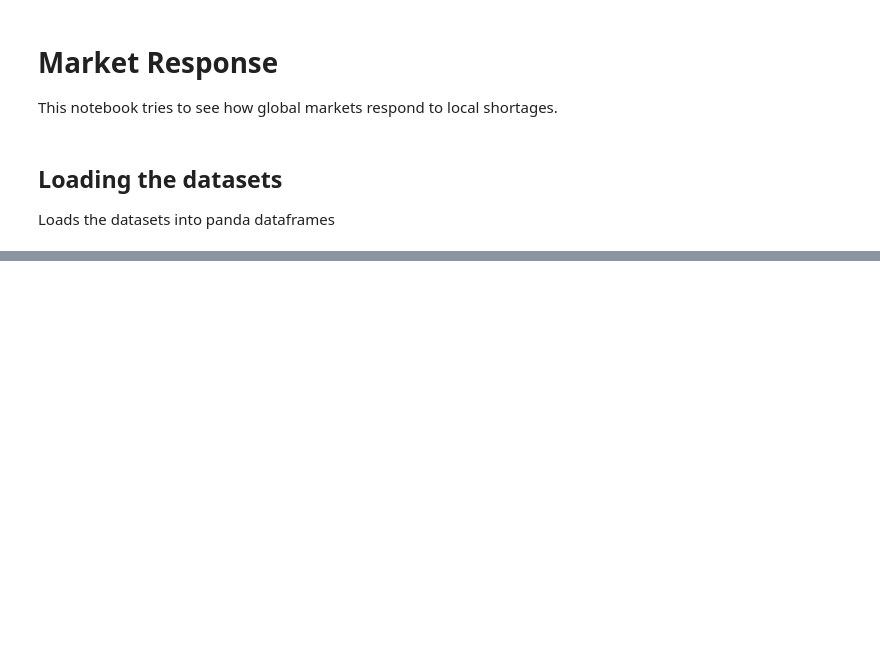
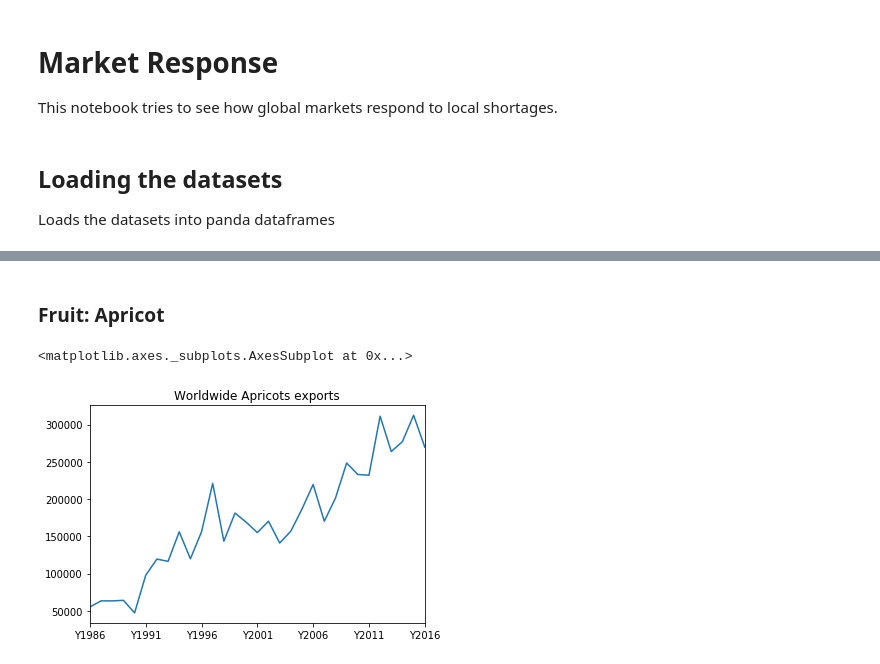
Before and after one commit to n-poulsen/GranADA, a Jupyter notebook: code/marketResponse.ipynb, the cells around one changed output, grey strips where cells are left out. Drawn from its saved outputs; the diff is of its cells as text; code cells hidden in the pictures; blank space fills up the shorter version.

Commit message:
Added helper methods to display trade

```diff
--- a/code/marketResponse.ipynb
+++ b/code/marketResponse.ipynb
@@ -57,0 +38,9 @@ df_export.plot()
+# %% [markdown]
+### Fruit: Apricot
+# %%
+item = 'Apricots'
+# %%
+yearly_trade(df_clean, item, unit='tonnes')['Exports'].plot(title=f'Worldwide {item} exports')
+# %% [output]
+<matplotlib.axes._subplots.AxesSubplot at 0x...>
+[figure, added]
```
Also changed, not shown: parts of 16 cells of this notebook, 1 other file.
